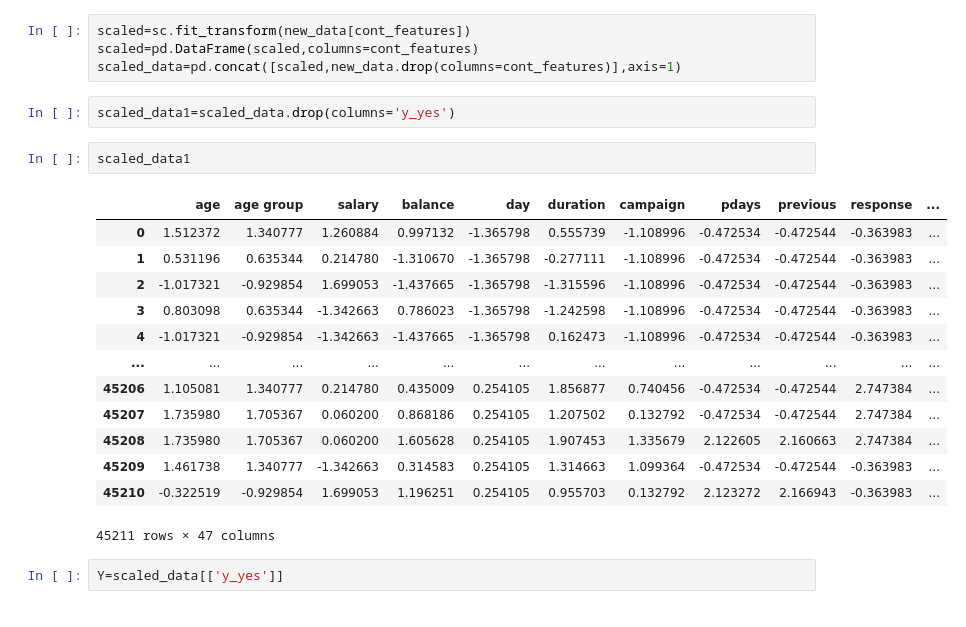
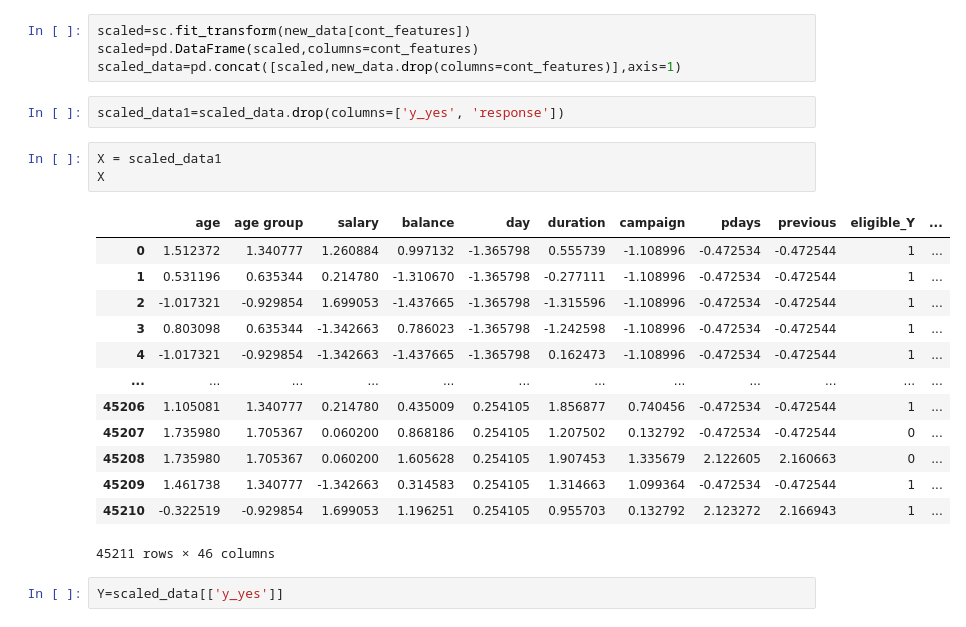
Before and after one commit to theRusa/Capstone-Project-I, a Jupyter notebook: Modelling .ipynb, the cells around one changed output. Saved outputs shown, nothing was run; the diff lists cells and outputs as text.

```diff
--- a/Modelling .ipynb
+++ b/Modelling .ipynb
@@ -209,23 +209,24 @@ scaled=sc.fit_transform(new_data[cont_features])
 scaled=pd.DataFrame(scaled,columns=cont_features)
 scaled_data=pd.concat([scaled,new_data.drop(columns=cont_features)],axis=1)
 # %%
-scaled_data1=scaled_data.drop(columns='y_yes')
+scaled_data1=scaled_data.drop(columns=['y_yes', 'response'])
 # %%
-scaled_data1
+X = scaled_data1
+X
 # %% [output]
-|  | age | age group | salary | balance | day | duration | campaign | pdays | previous | response | ... |
-| 0 | 1.512372 | 1.340777 | 1.260884 | 0.997132 | -1.365798 | 0.555739 | -1.108996 | -0.472534 | -0.472544 | -0.363983 | ... |
-| 1 | 0.531196 | 0.635344 | 0.214780 | -1.310670 | -1.365798 | -0.277111 | -1.108996 | -0.472534 | -0.472544 | -0.363983 | ... |
-| 2 | -1.017321 | -0.929854 | 1.699053 | -1.437665 | -1.365798 | -1.315596 | -1.108996 | -0.472534 | -0.472544 | -0.363983 | ... |
-| 3 | 0.803098 | 0.635344 | -1.342663 | 0.786023 | -1.365798 | -1.242598 | -1.108996 | -0.472534 | -0.472544 | -0.363983 | ... |
-| 4 | -1.017321 | -0.929854 | -1.342663 | -1.437665 | -1.365798 | 0.162473 | -1.108996 | -0.472534 | -0.472544 | -0.363983 | ... |
+|  | age | age group | salary | balance | day | duration | campaign | pdays | previous | eligible_Y | ... |
+| 0 | 1.512372 | 1.340777 | 1.260884 | 0.997132 | -1.365798 | 0.555739 | -1.108996 | -0.472534 | -0.472544 | 1 | ... |
+| 1 | 0.531196 | 0.635344 | 0.214780 | -1.310670 | -1.365798 | -0.277111 | -1.108996 | -0.472534 | -0.472544 | 1 | ... |
+| 2 | -1.017321 | -0.929854 | 1.699053 | -1.437665 | -1.365798 | -1.315596 | -1.108996 | -0.472534 | -0.472544 | 1 | ... |
+| 3 | 0.803098 | 0.635344 | -1.342663 | 0.786023 | -1.365798 | -1.242598 | -1.108996 | -0.472534 | -0.472544 | 1 | ... |
+| 4 | -1.017321 | -0.929854 | -1.342663 | -1.437665 | -1.365798 | 0.162473 | -1.108996 | -0.472534 | -0.472544 | 1 | ... |
 | ... | ... | ... | ... | ... | ... | ... | ... | ... | ... | ... | ... |
-| 45206 | 1.105081 | 1.340777 | 0.214780 | 0.435009 | 0.254105 | 1.856877 | 0.740456 | -0.472534 | -0.472544 | 2.747384 | ... |
-| 45207 | 1.735980 | 1.705367 | 0.060200 | 0.868186 | 0.254105 | 1.207502 | 0.132792 | -0.472534 | -0.472544 | 2.747384 | ... |
-| 45208 | 1.735980 | 1.705367 | 0.060200 | 1.605628 | 0.254105 | 1.907453 | 1.335679 | 2.122605 | 2.160663 | 2.747384 | ... |
-| 45209 | 1.461738 | 1.340777 | -1.342663 | 0.314583 | 0.254105 | 1.314663 | 1.099364 | -0.472534 | -0.472544 | -0.363983 | ... |
-| 45210 | -0.322519 | -0.929854 | 1.699053 | 1.196251 | 0.254105 | 0.955703 | 0.132792 | 2.123272 | 2.166943 | -0.363983 | ... |
+| 45206 | 1.105081 | 1.340777 | 0.214780 | 0.435009 | 0.254105 | 1.856877 | 0.740456 | -0.472534 | -0.472544 | 1 | ... |
+| 45207 | 1.735980 | 1.705367 | 0.060200 | 0.868186 | 0.254105 | 1.207502 | 0.132792 | -0.472534 | -0.472544 | 0 | ... |
+| 45208 | 1.735980 | 1.705367 | 0.060200 | 1.605628 | 0.254105 | 1.907453 | 1.335679 | 2.122605 | 2.160663 | 0 | ... |
+| 45209 | 1.461738 | 1.340777 | -1.342663 | 0.314583 | 0.254105 | 1.314663 | 1.099364 | -0.472534 | -0.472544 | 1 | ... |
+| 45210 | -0.322519 | -0.929854 | 1.699053 | 1.196251 | 0.254105 | 0.955703 | 0.132792 | 2.123272 | 2.166943 | 1 | ... |
-45211 rows × 47 columns
+45211 rows × 46 columns
 # %%
 Y=scaled_data[['y_yes']]
 # %%
```
Also changed, not shown: parts of 6 cells of this notebook.
